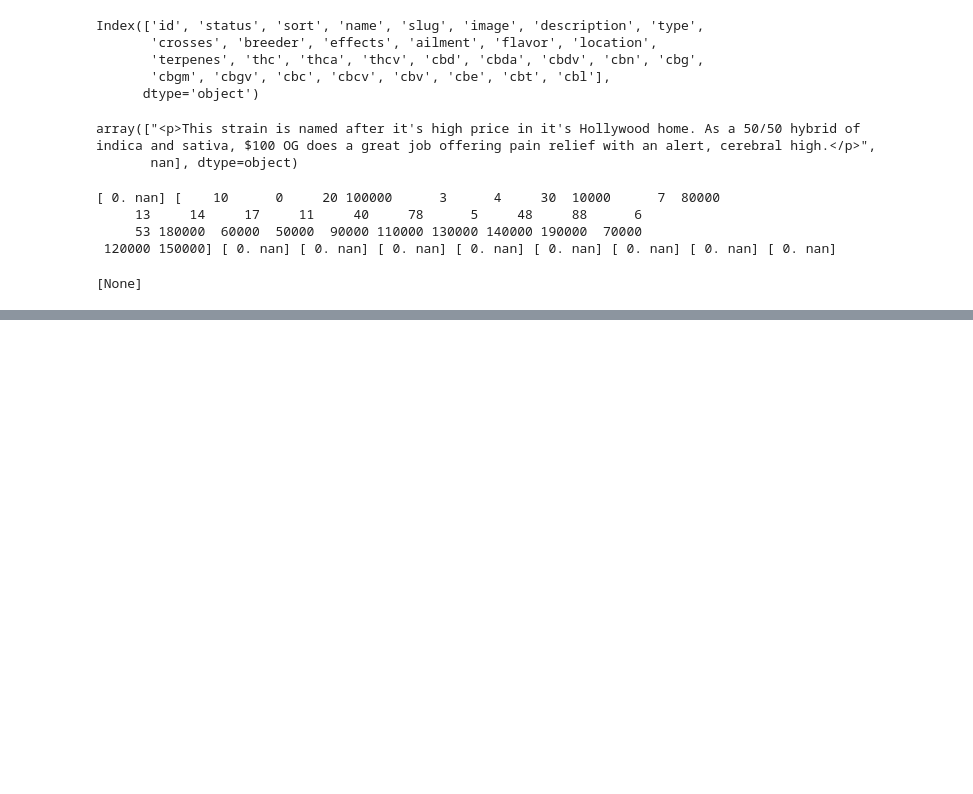
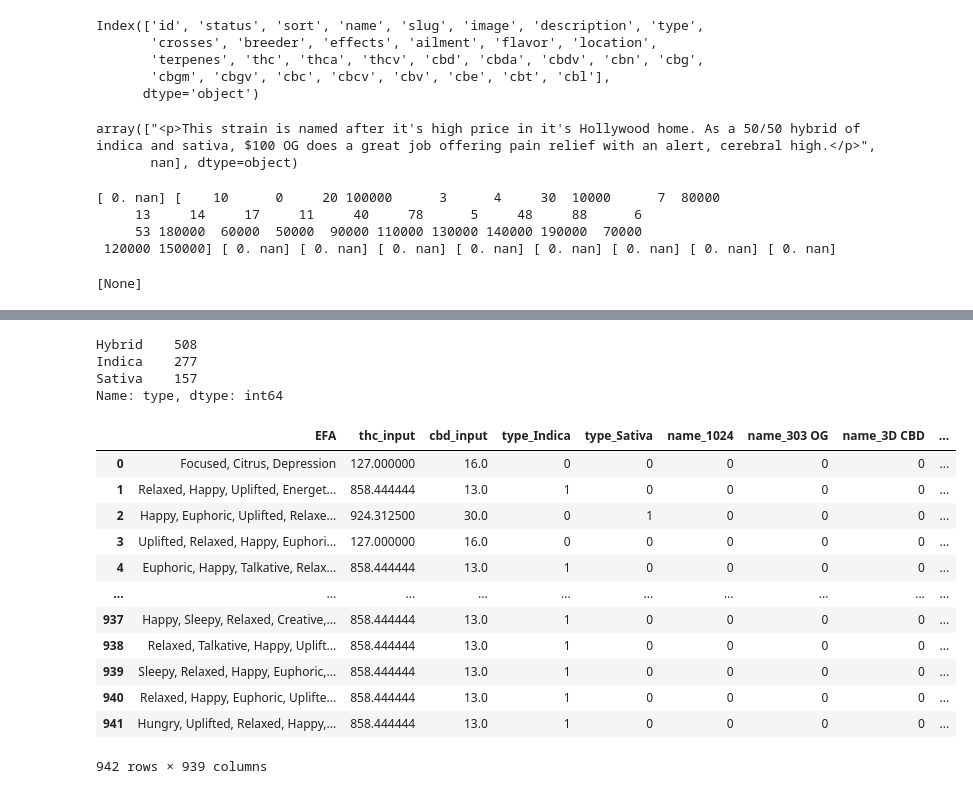
Before and after one commit to sromero9485/WeedTips, a Jupyter notebook: Untitled.ipynb, the cells around one changed output, grey strips where cells are left out. Cells and saved outputs as stored; diff of their text form; code cells hidden in the pictures; blank space fills up the shorter version.

```diff
--- a/Untitled.ipynb
+++ b/Untitled.ipynb
@@ -68,0 +185,4 @@ data
+# %%
+data = data.drop(['thc', 'cbd'], axis = 1)
+# %%
+data = data.drop(['id'], axis = 1)
@@ -69,3 +205,33 @@ data
+# %%
+data.type.value_counts()
+# %% [output]
+Hybrid    508
+Indica    277
+Sativa    157
+Name: type, dtype: int64
+# %%
+def one_hot(ata, column, drop_first = True ):
+    dummy = pd.get_dummies(data, columns= column, drop_first = drop_first)
+
+    return dummy
+# %%
+df_dummy = one_hot(data, column =['type', 'name'])
+# %%
+df_dummy
+# %% [output]
+|  | EFA | thc_input | cbd_input | type_Indica | type_Sativa | name_1024 | name_303 OG | name_3D CBD | ... |
+| 0 | Focused, Citrus, Depression | 127.000000 | 16.0 | 0 | 0 | 0 | 0 | 0 | ... |
+| 1 | Relaxed, Happy, Uplifted, Energet... | 858.444444 | 13.0 | 1 | 0 | 0 | 0 | 0 | ... |
+| 2 | Happy, Euphoric, Uplifted, Relaxe... | 924.312500 | 30.0 | 0 | 1 | 0 | 0 | 0 | ... |
+| 3 | Uplifted, Relaxed, Happy, Euphori... | 127.000000 | 16.0 | 0 | 0 | 0 | 0 | 0 | ... |
+| 4 | Euphoric, Happy, Talkative, Relax... | 858.444444 | 13.0 | 1 | 0 | 0 | 0 | 0 | ... |
+| ... | ... | ... | ... | ... | ... | ... | ... | ... | ... |
+| 937 | Happy, Sleepy, Relaxed, Creative,... | 858.444444 | 13.0 | 1 | 0 | 0 | 0 | 0 | ... |
+| 938 | Relaxed, Talkative, Happy, Uplift... | 858.444444 | 13.0 | 1 | 0 | 0 | 0 | 0 | ... |
+| 939 | Sleepy, Relaxed, Happy, Euphoric,... | 858.444444 | 13.0 | 1 | 0 | 0 | 0 | 0 | ... |
+| 940 | Relaxed, Happy, Euphoric, Uplifte... | 858.444444 | 13.0 | 1 | 0 | 0 | 0 | 0 | ... |
+| 941 | Hungry, Uplifted, Relaxed, Happy,... | 858.444444 | 13.0 | 1 | 0 | 0 | 0 | 0 | ... |
+942 rows × 939 columns
 # %%
 data.isnull().sum()
 # %% [output]
```
Also changed, not shown: parts of 42 cells of this notebook, 2 other files.
